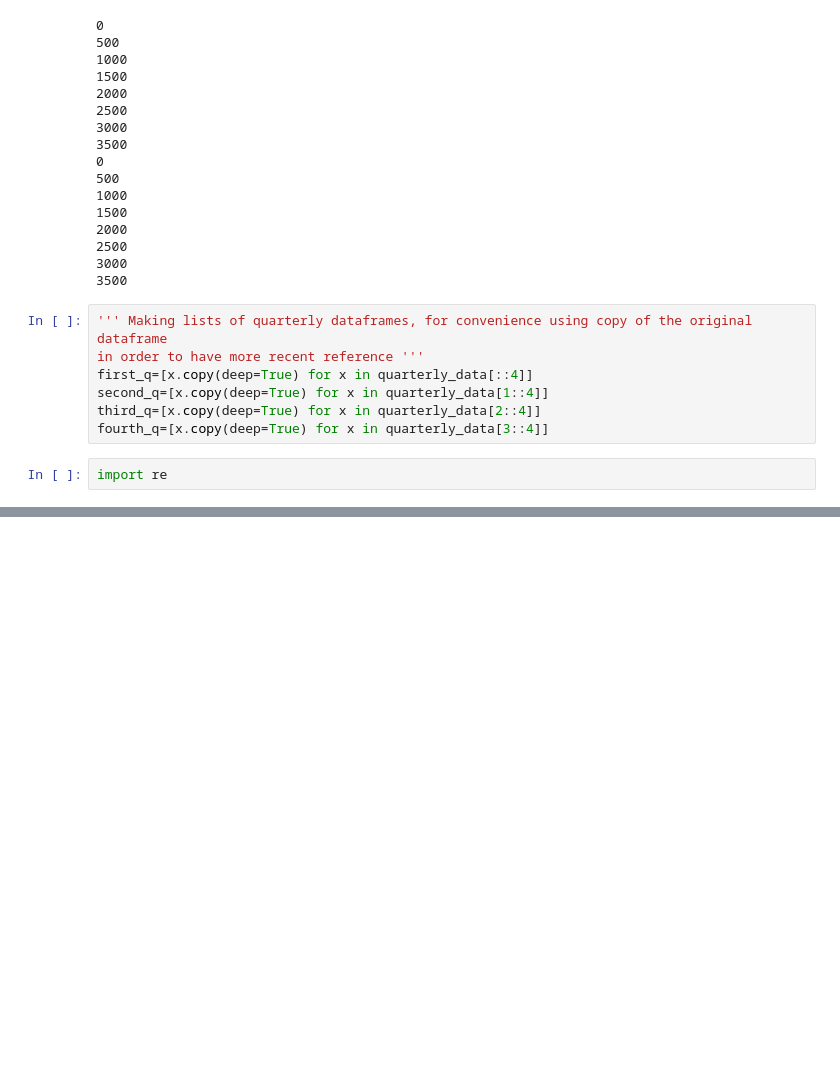
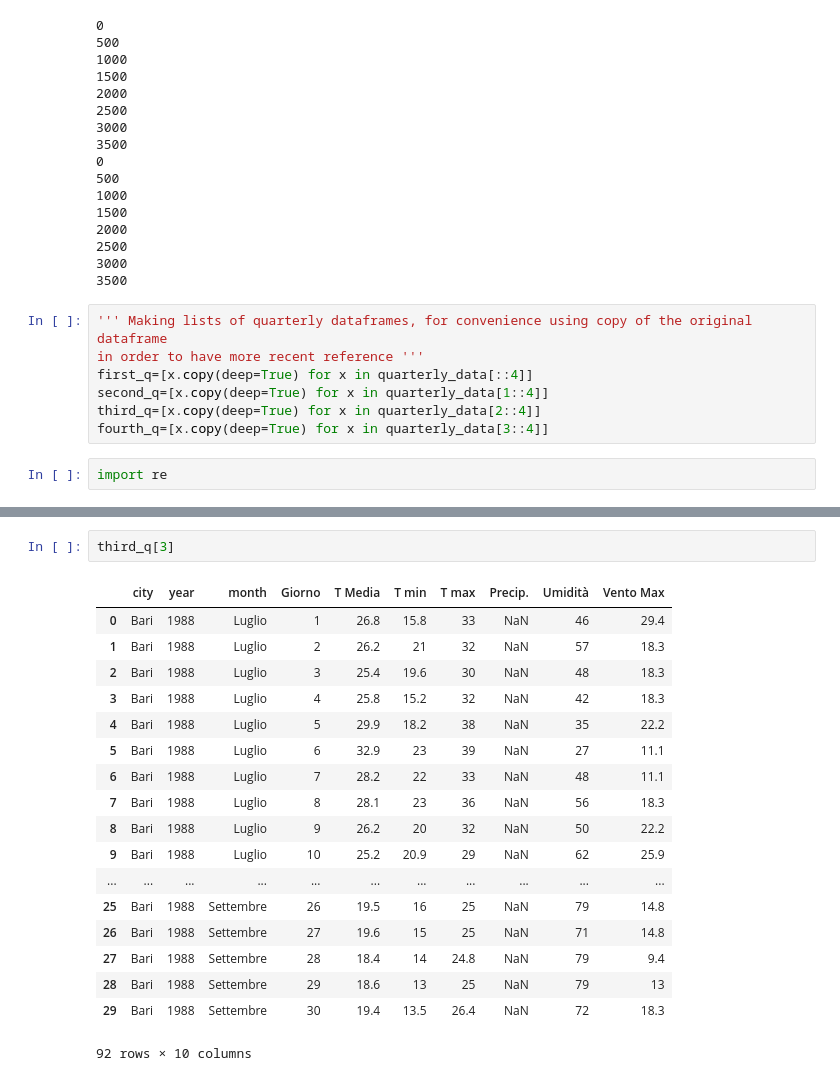
Before and after one commit to macejova/Project_PythonDataIES, a Jupyter notebook: Project data processing.ipynb, the cells around one changed output, grey strips where cells are left out. Saved outputs shown, nothing was run; the diff lists cells and outputs as text; blank space fills up the shorter version.

```diff
--- a/Project data processing.ipynb
+++ b/Project data processing.ipynb
@@ -119,0 +321,21 @@ import re
+# %%
+third_q[3]
+# %% [output]
+|  | city | year | month | Giorno | T Media | T min | T max | Precip. | Umidità | Vento Max |
+| 0 | Bari | 1988 | Luglio | 1 | 26.8 | 15.8 | 33 | NaN | 46 | 29.4 |
+| 1 | Bari | 1988 | Luglio | 2 | 26.2 | 21 | 32 | NaN | 57 | 18.3 |
+| 2 | Bari | 1988 | Luglio | 3 | 25.4 | 19.6 | 30 | NaN | 48 | 18.3 |
+| 3 | Bari | 1988 | Luglio | 4 | 25.8 | 15.2 | 32 | NaN | 42 | 18.3 |
+| 4 | Bari | 1988 | Luglio | 5 | 29.9 | 18.2 | 38 | NaN | 35 | 22.2 |
+| 5 | Bari | 1988 | Luglio | 6 | 32.9 | 23 | 39 | NaN | 27 | 11.1 |
+| 6 | Bari | 1988 | Luglio | 7 | 28.2 | 22 | 33 | NaN | 48 | 11.1 |
+| 7 | Bari | 1988 | Luglio | 8 | 28.1 | 23 | 36 | NaN | 56 | 18.3 |
+| 8 | Bari | 1988 | Luglio | 9 | 26.2 | 20 | 32 | NaN | 50 | 22.2 |
+| 9 | Bari | 1988 | Luglio | 10 | 25.2 | 20.9 | 29 | NaN | 62 | 25.9 |
+| ... | ... | ... | ... | ... | ... | ... | ... | ... | ... | ... |
+| 25 | Bari | 1988 | Settembre | 26 | 19.5 | 16 | 25 | NaN | 79 | 14.8 |
+| 26 | Bari | 1988 | Settembre | 27 | 19.6 | 15 | 25 | NaN | 71 | 14.8 |
+| 27 | Bari | 1988 | Settembre | 28 | 18.4 | 14 | 24.8 | NaN | 79 | 9.4 |
+| 28 | Bari | 1988 | Settembre | 29 | 18.6 | 13 | 25 | NaN | 79 | 13 |
+| 29 | Bari | 1988 | Settembre | 30 | 19.4 | 13.5 | 26.4 | NaN | 72 | 18.3 |
+92 rows × 10 columns
```
Also changed, not shown: parts of 29 cells of this notebook.
